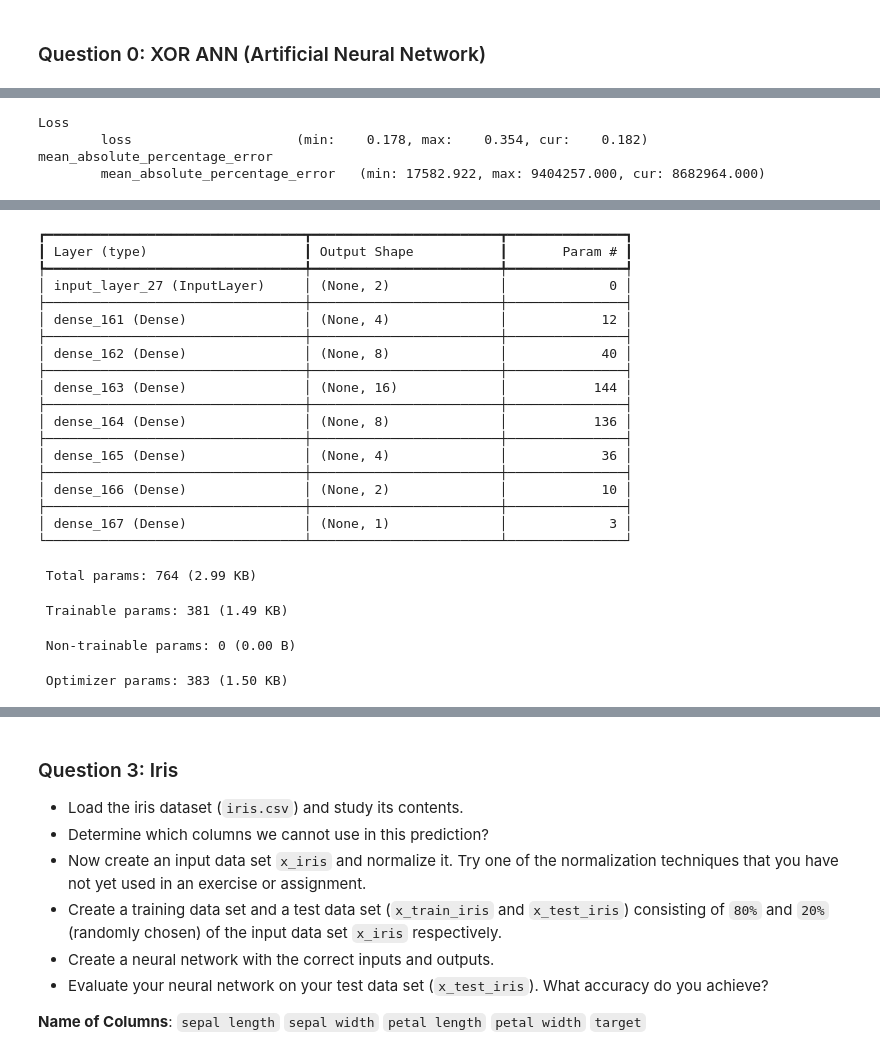
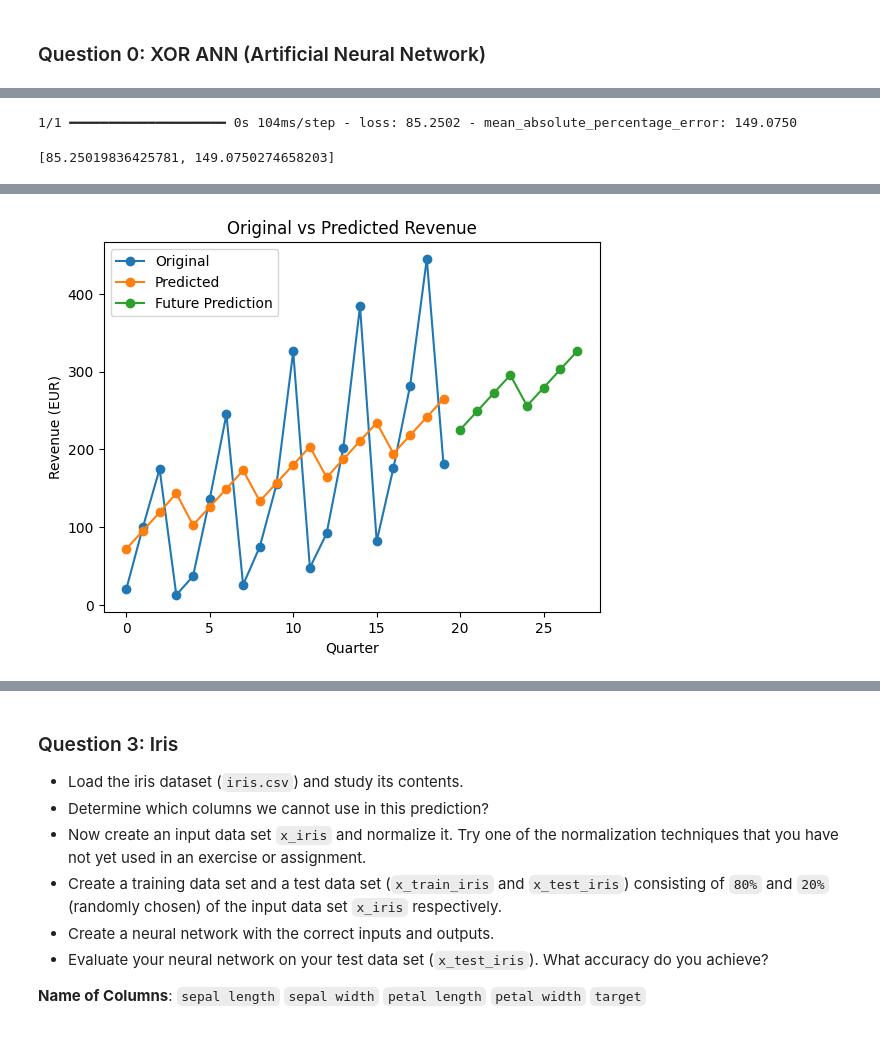
Before and after one commit to EliasDeHondt/DataScience2, a Jupyter notebook: W22P4/Exercises Neural Networks.ipynb, the cells around one changed output, grey strips where cells are left out. Cells and saved outputs as stored; diff of their text form; code cells hidden in the pictures.

```diff
--- a/W22P4/Exercises Neural Networks.ipynb
+++ b/W22P4/Exercises Neural Networks.ipynb
@@ -258,17 +310,3 @@ y_forcast_norm = (y_forcast - y_forcast.min()) / (y_forcast.max() - y_forcast.mi
 # %%
-# 4
-inputs_forcast = Input(shape=(2,))
-x_for = Dense(4, activation='relu')(inputs_forcast)
-x_for = Dense(8, activation='relu')(x_for)
-x_for = Dense(16, activation='relu')(x_for)
-x_for = Dense(8, activation='relu')(x_for)
-x_for = Dense(4, activation='relu')(x_for)
-x_for = Dense(2, activation='relu')(x_for)
-outputs_forcast = Dense(1, activation='linear')(x_for) # Activation=linear for regression (no activation)
-
-model_forcast = Model(inputs_forcast, outputs_forcast, name='Forcast_NN')
-
-lr = 0.001  # Learning rate
-model_forcast.compile(optimizer=RMSprop(learning_rate=lr),
-                      loss=keras.losses.MeanAbsoluteError(),
-                      metrics=[keras.metrics.MeanAbsolutePercentageError()])
+# Get a summary of the model
+model_simpsons.summary()
@@ -275,15 +336,24 @@ model_forcast.compile(optimizer=RMSprop(learning_rate=lr),
 # %%
-history_forcast = model_forcast.fit(
-                                    x_forcast,
-                                    y_forcast_norm,
-                                    epochs=1000,
-                                    callbacks=[PlotLossesKeras()],
-                                    verbose=False)
+model_forcast.evaluate(x_forcast, y_forcast)
 # %% [output]
-Loss
-        loss                     (min:    0.178, max:    0.354, cur:    0.182)
-mean_absolute_percentage_error
-        mean_absolute_percentage_error   (min: 17582.922, max: 9404257.000, cur: 8682964.000)
+1/1 ━━━━━━━━━━━━━━━━━━━━ 0s 104ms/step - loss: 85.2502 - mean_absolute_percentage_error: 149.0750
+[85.25019836425781, 149.0750274658203]
 # %%
-model_forcast.summary()
+# Use the model for prediction
+predicted = model_forcast.predict(x_forcast)                                                                                       # Predict the output
+original = y_forcast.values                                                                                                        # Get the original output
+
+# Also attempt to predict the future. You know, just for fun :)
+future = pd.DataFrame({'Year': [6, 6, 6, 6, 7, 7, 7, 7], 'Quarter': [1, 2, 3, 4, 1, 2, 3, 4]})                                     # Create a new dataframe (Test Data)
+predicted_future = model_forcast.predict(future)                                                                                   # Predict the output
+
+plt.figure()
+plt.plot(range(0, len(forcastDemo)), original, 'o-', label='Original')
+plt.plot(range(0, len(forcastDemo)), predicted[:, 0], 'o-', label='Predicted')
+plt.plot(range(len(forcastDemo), len(forcastDemo) + len(future)), predicted_future, 'o-', label='Future Prediction')
+plt.xlabel('Quarter')
+plt.ylabel('Revenue (EUR)')
+plt.title('Original vs Predicted Revenue')
+plt.legend()
+plt.show()
 # %% [output]
@@ -291,23 +362 @@ Model: "Forcast_NN"
-┏━━━━━━━━━━━━━━━━━━━━━━━━━━━━━━━━━┳━━━━━━━━━━━━━━━━━━━━━━━━┳━━━━━━━━━━━━━━━┓
-┃ Layer (type)                    ┃ Output Shape           ┃       Param # ┃
-┡━━━━━━━━━━━━━━━━━━━━━━━━━━━━━━━━━╇━━━━━━━━━━━━━━━━━━━━━━━━╇━━━━━━━━━━━━━━━┩
-│ input_layer_27 (InputLayer)     │ (None, 2)              │             0 │
-├─────────────────────────────────┼────────────────────────┼───────────────┤
-│ dense_161 (Dense)               │ (None, 4)              │            12 │
-├─────────────────────────────────┼────────────────────────┼───────────────┤
-│ dense_162 (Dense)               │ (None, 8)              │            40 │
-├─────────────────────────────────┼────────────────────────┼───────────────┤
-│ dense_163 (Dense)               │ (None, 16)             │           144 │
-├─────────────────────────────────┼────────────────────────┼───────────────┤
-│ dense_164 (Dense)               │ (None, 8)              │           136 │
-├─────────────────────────────────┼────────────────────────┼───────────────┤
-│ dense_165 (Dense)               │ (None, 4)              │            36 │
-├─────────────────────────────────┼────────────────────────┼───────────────┤
-│ dense_166 (Dense)               │ (None, 2)              │            10 │
-├─────────────────────────────────┼────────────────────────┼───────────────┤
-│ dense_167 (Dense)               │ (None, 1)              │             3 │
-└─────────────────────────────────┴────────────────────────┴───────────────┘
- Total params: 764 (2.99 KB)
- Trainable params: 381 (1.49 KB)
- Non-trainable params: 0 (0.00 B)
- Optimizer params: 383 (1.50 KB)
+[figure, added]
```
Also changed, not shown: parts of 27 cells of this notebook, 1 other file.
